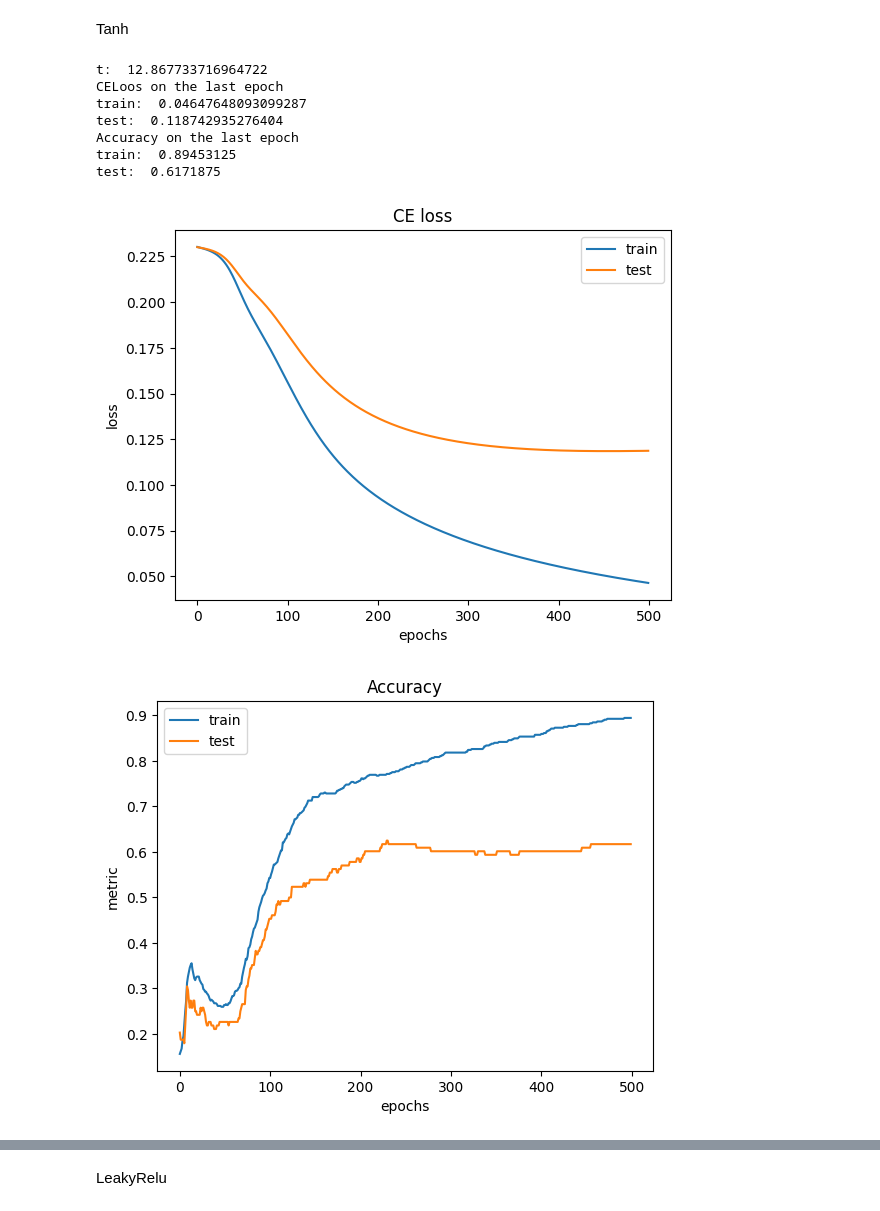
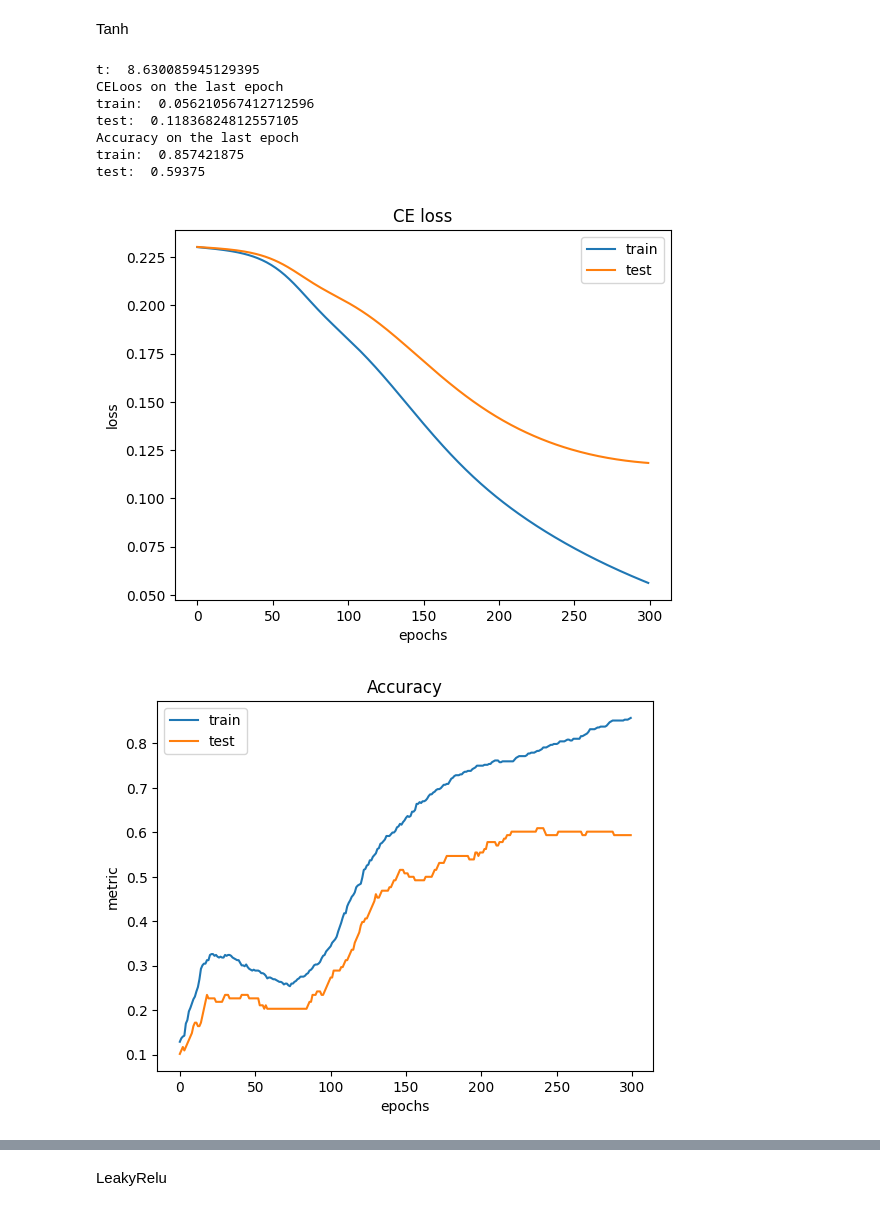
Before and after one commit to MykhailoTymoshenko/DM2Lab1, a Jupyter notebook: DM2Lab2/iad223.ipynb, the cells around one changed output, grey strips where cells are left out. Cells and saved outputs as stored; diff of their text form; code cells hidden in the pictures.

```diff
--- a/DM2Lab2/iad223.ipynb
+++ b/DM2Lab2/iad223.ipynb
@@ -321,9 +321,9 @@ class SGD:
             for parameter in layer.params:
                 self.paramters.append(parameter)
 
-    def optimize(self, loss):
+    def optimize(self):
         for parameter in self.paramters:
-            parameter.data -= self.lr * loss * parameter.grad
+            parameter.data -= self.lr * parameter.grad
 
     def zero_grad(self):
         for parameter in self.paramters:
@@ -424,12 +424,12 @@ test_gt_set[y_b, np.arange(test_size)] = 1
 ReLU
 # %%
 model = ResMLP()
-optimizer = SGD(model.layers, lr = 1e-4)
+optimizer = SGD(model.layers, lr = 1e-3)
 
 #train params
 train_start = time.time()
 bs = 64
-epochs = 5_00
+epochs = 3_00
 eval_freq = 1
 
 #train
@@ -458,7 +458,7 @@ for step in tqdm(range(epochs)):
         #loss calc
         loss = cross_entropy(out, target)
         loss.backward()
-        optimizer.optimize(loss.data)
+        optimizer.optimize()
 
         #loggin
         predicted = np.argmax(out.data, axis = 0)
@@ -552,12 +552,12 @@ mean time to predict:  0.000602881113688151
 Tanh
 # %%
 model = TahnResMLP()
-optimizer = SGD(model.layers, lr = 1e-4)
+optimizer = SGD(model.layers, lr = 1e-3)
 
 #train params
 train_start = time.time()
 bs = 64
-epochs = 5_00
+epochs = 3_00
 eval_freq = 1
 
 #train
@@ -586,7 +586,7 @@ for step in tqdm(range(epochs)):
         #loss calc
         loss = cross_entropy(out, target)
         loss.backward()
-        optimizer.optimize(loss.data)
+        optimizer.optimize()
 
         #loggin
         predicted = np.argmax(out.data, axis = 0)
@@ -611,40 +611,40 @@ for step in tqdm(range(epochs)):
         test_losses.append(test_loss)
         ac = accuracy_score(np.stack(test_predicted).reshape(-1,), y_b[:test_size])
         test_acuracy_scores.append(ac)
 
 
 train_end = time.time()
 print("t: ", train_end - train_start)
 print('CELoos on the last epoch')
 print('train: ',train_losses[-1])
 print('test: ',test_losses[-1])
 print('Accuracy on the last epoch')
 print('train: ',train_acuracy_scores[-1])
 print('test: ',test_acuracy_scores[-1])
 plt.plot(train_losses, label = 'train')
 plt.plot(test_losses, label = 'test')
 plt.title('CE loss')
 plt.xlabel('epochs')
 plt.ylabel('loss')
 plt.legend()
 plt.show()
 plt.plot(train_acuracy_scores, label = 'train')
 plt.plot(test_acuracy_scores, label = 'test')
 plt.title('Accuracy')
 plt.xlabel('epochs')
 plt.ylabel('metric')
 plt.legend()
 plt.show()
 # %% [output]
-t:  12.867733716964722
+t:  8.630085945129395
 CELoos on the last epoch
-train:  0.04647648093099287
-test:  0.118742935276404
+train:  0.056210567412712596
+test:  0.11836824812557105
 Accuracy on the last epoch
-train:  0.89453125
-test:  0.6171875
+train:  0.857421875
+test:  0.59375
-[figure, old version]
+[figure, new version]
-[figure, old version]
+[figure, new version]
 # %%
 stop_flag = 0
 mean_time = []
```
Also changed, not shown: parts of 4 cells of this notebook.
